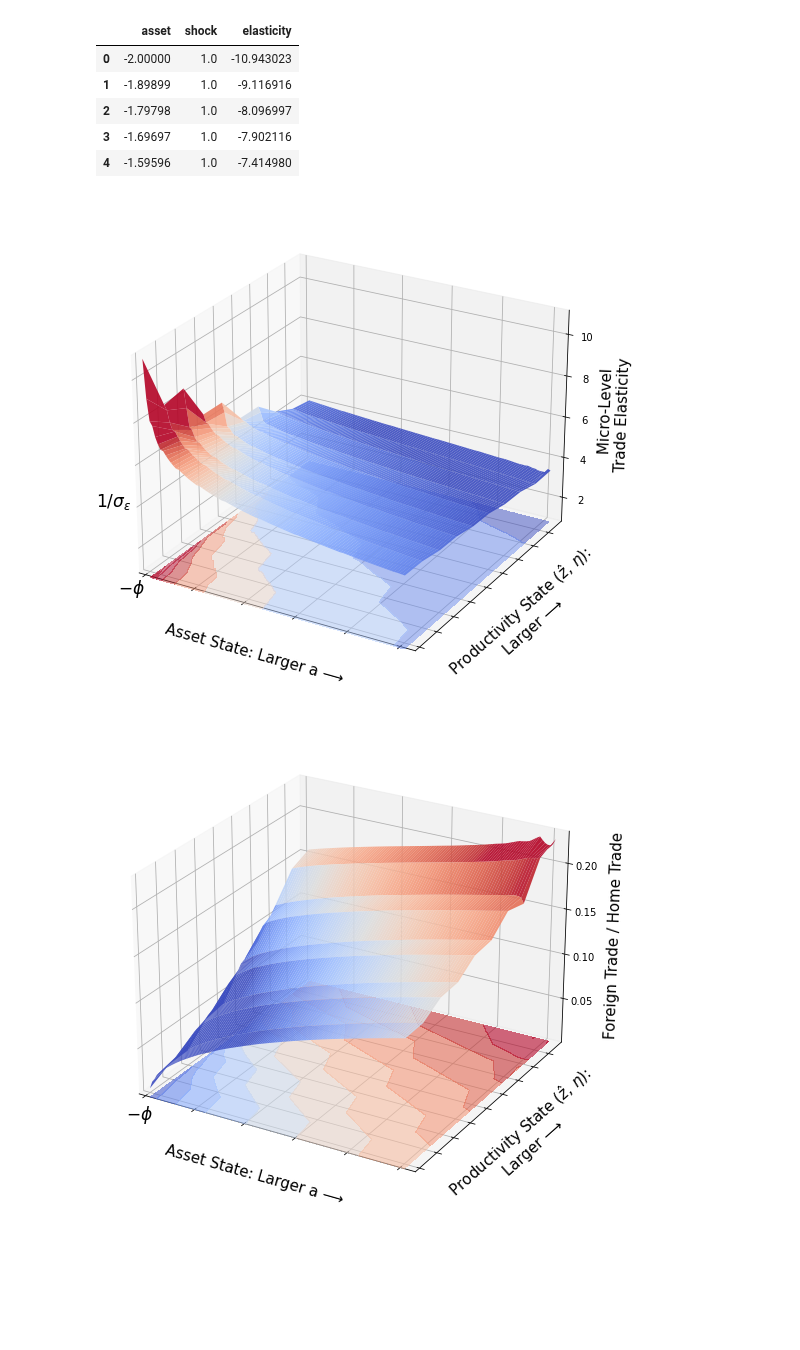
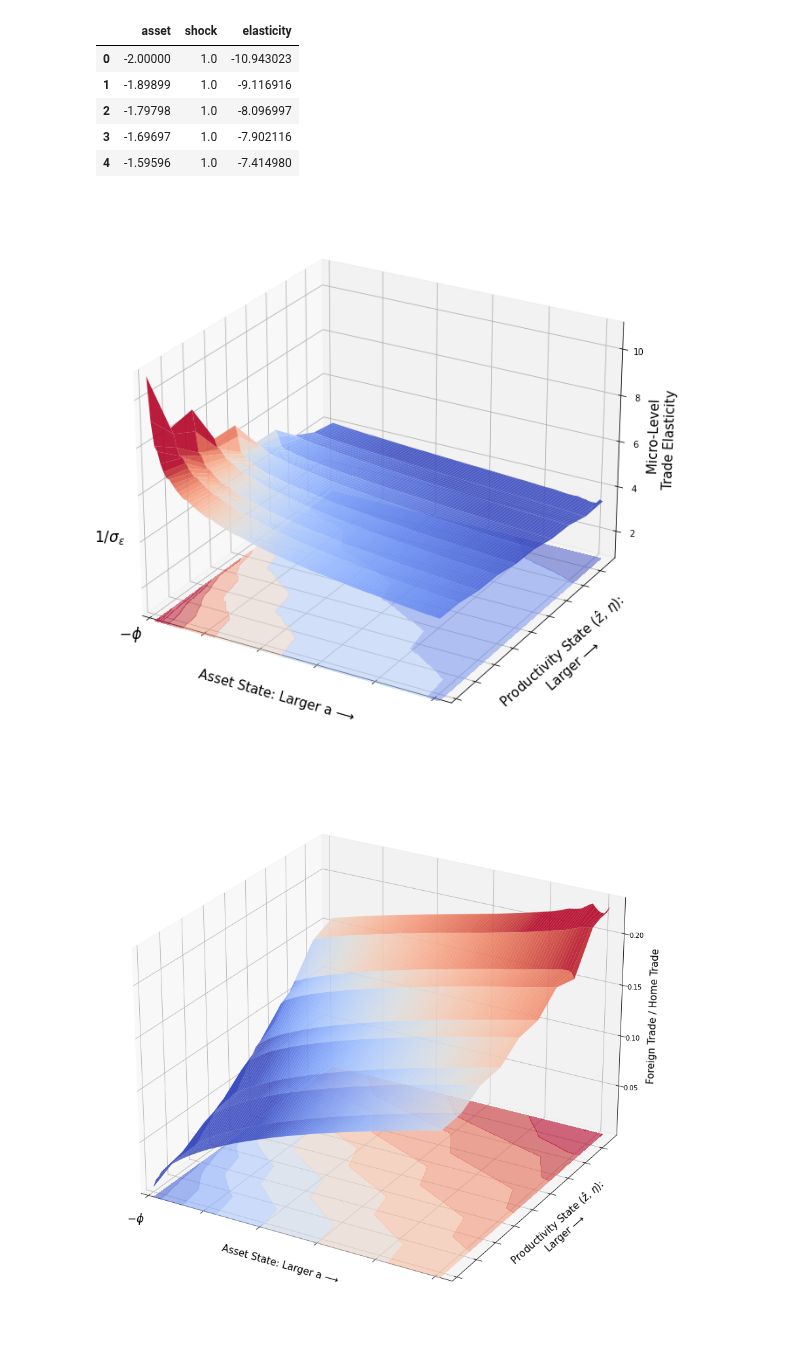
Before and after one commit to mwaugh0328/heterogeneous-agent-trade, a Jupyter notebook: notebooks/plot-elasticity.ipynb, the cells around one changed output. Drawn from its saved outputs; the diff is of its cells as text; code cells hidden in the pictures; blank space fills up the shorter version.

```diff
--- a/notebooks/plot-elasticity.ipynb
+++ b/notebooks/plot-elasticity.ipynb
@@ -36,7 +36,7 @@ def create_grid(df,x,y,z):
 # %%
 x, y, z = create_grid(elasticity,"asset","shock","elasticity")
 
-fig = plt.figure(figsize = [15,9])
+fig = plt.figure(figsize = [15.0,9.0], tight_layout = True)
 
 #ax = fig.gca(projection='3d')
 
@@ -71,41 +71,41 @@ plt.savefig("../notes/figures/micro-elasticity.pdf", bbox_inches = "tight", pad_
 
 plt.show()
 # %% [output]
-[figure, old version]
+[figure, new version]
 # %%
 trade_share = pd.read_csv("trade_share.csv")
 # %%
 x, y, z = create_grid(trade_share,"asset","shock","elasticity")
 
-fig = plt.figure(figsize = (15,9))
+fig = plt.figure(figsize = (15,12), tight_layout = True)
 
 #ax = fig.gca(projection='3d')
 
 ax = fig.add_subplot(projection='3d')
 
 surf = ax.plot_surface(x, y, z, rstride=1, cstride=1, cmap='coolwarm', norm=colors.Normalize(vmin=0.08, vmax=0.20),
                     linewidth=0, antialiased=True, alpha = 0.90, linestyles = "dashed")
 
 ofs = -.005
 
 ax.contourf(x, y, z, 10, offset=ofs, cmap='coolwarm', norm=colors.Normalize(vmin=0, vmax=0.20),
                   alpha = 0.60, linestyles = "dashed")
 
 ax.view_init(25,300)
 ax.set_xlim(-2.05,8.35)
 ax.set_xticklabels([])
 
 ax.set_ylim(0.95,9.7)
 ax.set_yticklabels([])
 
 ax.text(-2.75, 0.65, -.03, "$-\phi$", fontsize = 17)
 
 ax.set_ylabel("\n Productivity State ($\hat z$, $\eta$):\n Larger ⟶ ", fontsize = 15)
 ax.set_xlabel("\n Asset State: Larger a ⟶ " , fontsize = 15)
 ax.set_zlabel("\n Foreign Trade / Home Trade ", fontsize = 15)
 
 plt.savefig("../notes/figures/trade-share.pdf", bbox_inches = "tight")
 
 plt.show()
 # %% [output]
-[figure, old version]
+[figure, new version]
```
Also changed, not shown: 1 other file.
